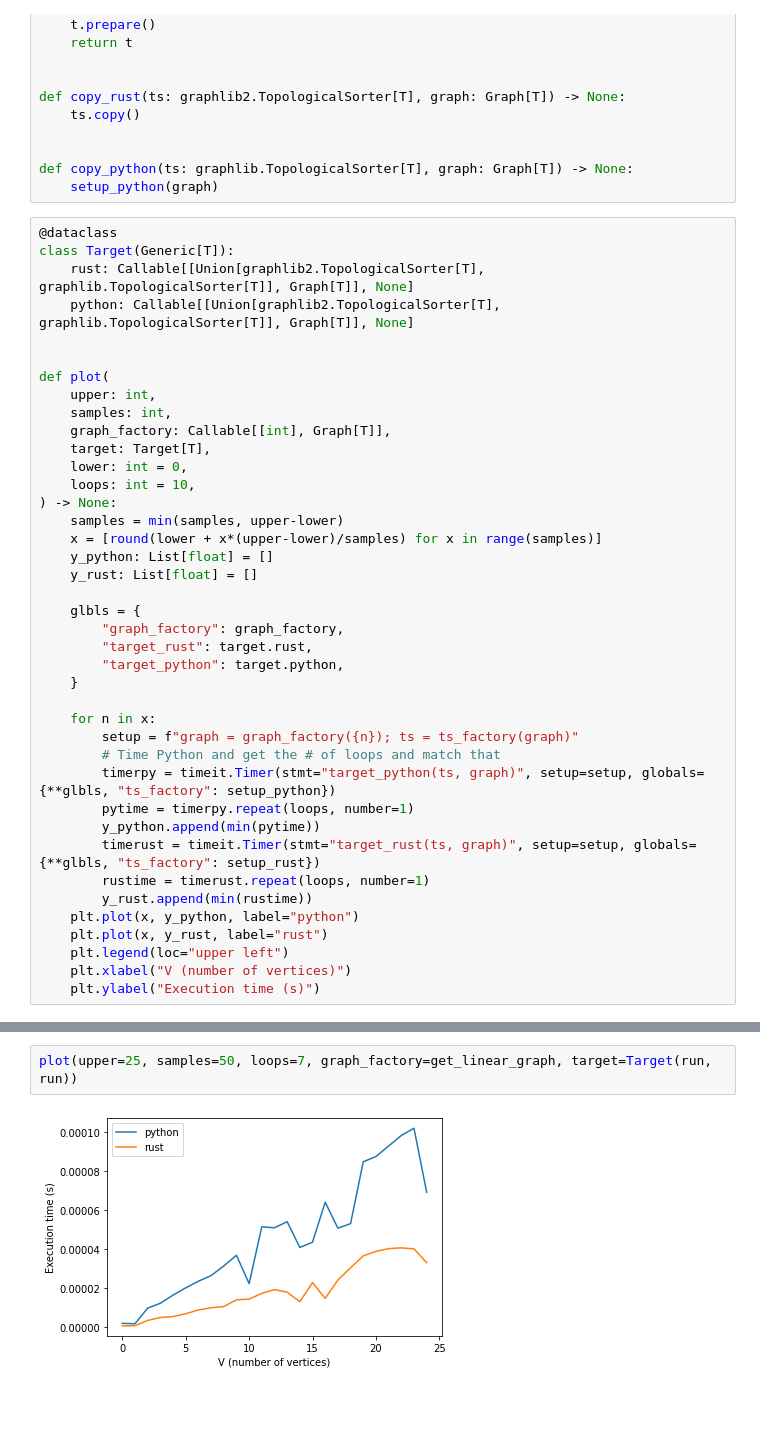
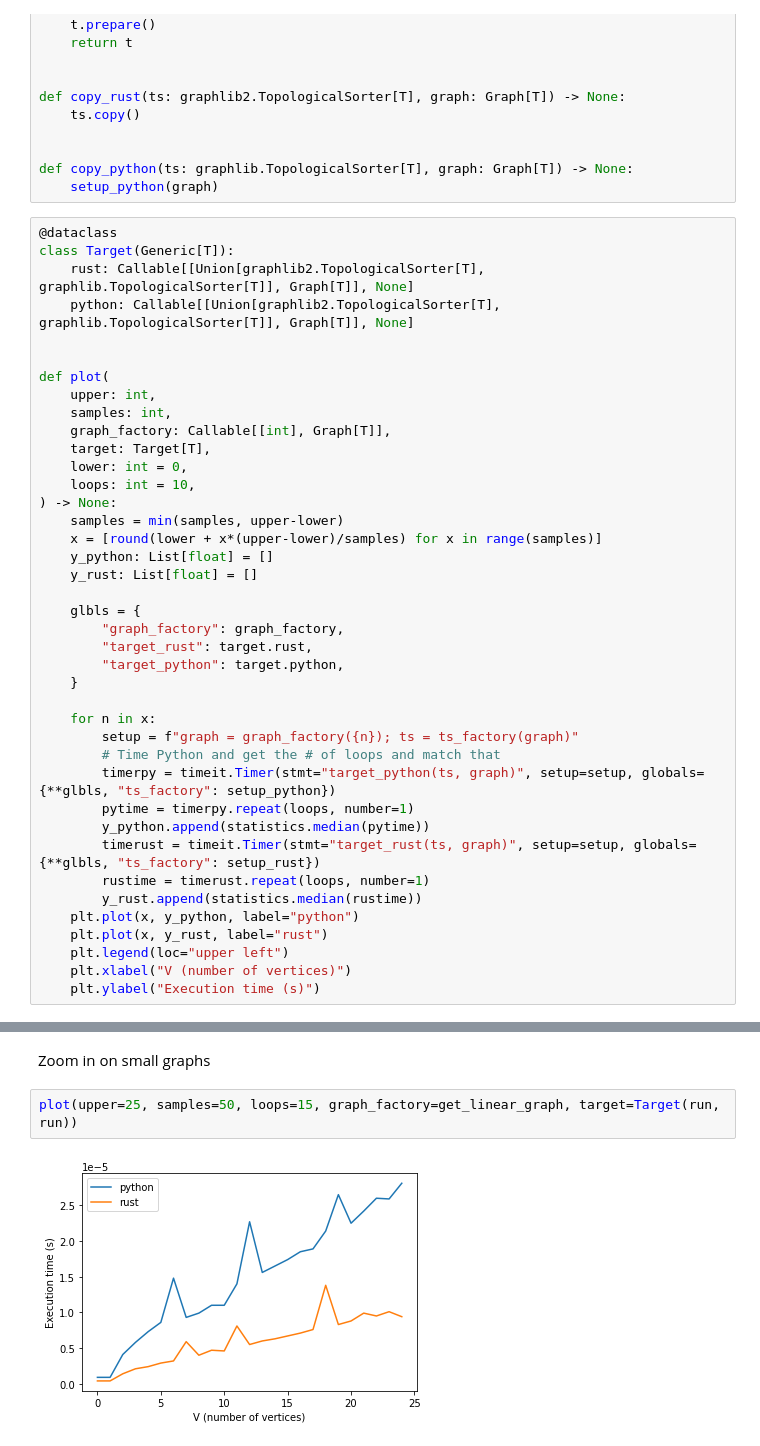
Before and after one commit to adriangb/graphlib2, a Jupyter notebook: bench.ipynb, the cells around one changed output, grey strips where cells are left out. Saved outputs shown, nothing was run; the diff lists cells and outputs as text; blank space fills up the shorter version.

```diff
--- a/bench.ipynb
+++ b/bench.ipynb
@@ -92,10 +93,10 @@ def plot(
         # Time Python and get the # of loops and match that
         timerpy = timeit.Timer(stmt="target_python(ts, graph)", setup=setup, globals={**glbls, "ts_factory": setup_python})
         pytime = timerpy.repeat(loops, number=1)
-        y_python.append(min(pytime))
+        y_python.append(statistics.median(pytime))
         timerust = timeit.Timer(stmt="target_rust(ts, graph)", setup=setup, globals={**glbls, "ts_factory": setup_rust})
         rustime = timerust.repeat(loops, number=1)
-        y_rust.append(min(rustime))
+        y_rust.append(statistics.median(rustime))
     plt.plot(x, y_python, label="python")
     plt.plot(x, y_rust, label="rust")
     plt.legend(loc="upper left")
@@ -112,5 +119,7 @@ plot(upper=10_000, samples=35, loops=3, graph_factory=get_linear_graph, target=T
+# %% [markdown]
+Zoom in on small graphs
 # %%
-plot(upper=25, samples=50, loops=7, graph_factory=get_linear_graph, target=Target(run, run))
+plot(upper=25, samples=50, loops=15, graph_factory=get_linear_graph, target=Target(run, run))
 # %% [output]
-[figure, old version]
+[figure, new version]
 # %%
```
Also changed, not shown: parts of 12 cells of this notebook, 2 other files.
